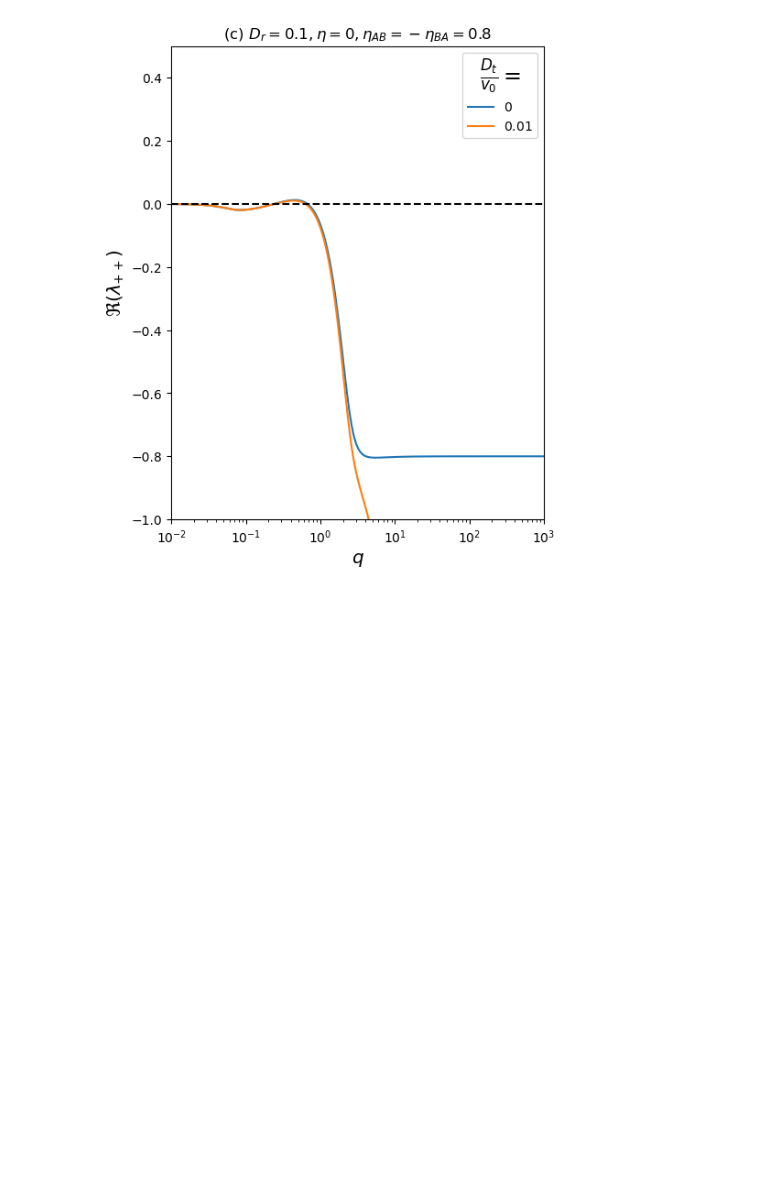
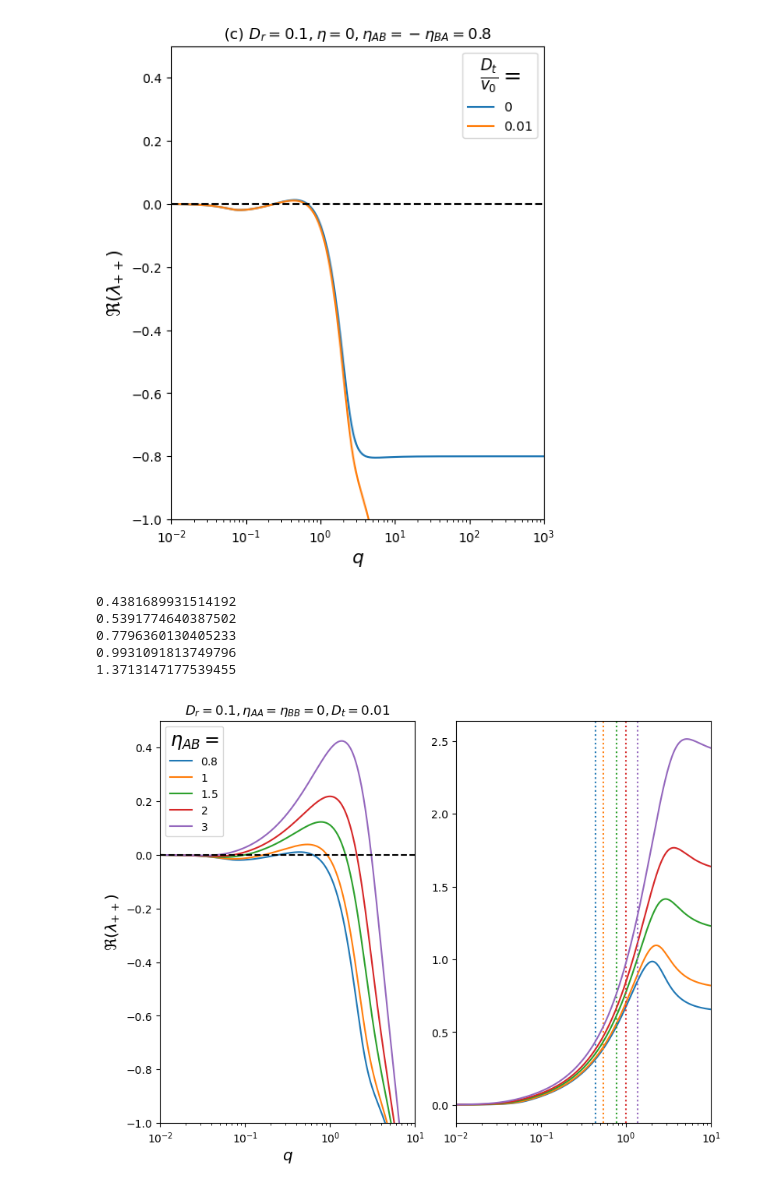
Before and after one commit to skyline-nju/PDE, a Jupyter notebook: Linear_instability/rho_p_eq.ipynb, the cells around one changed output. Saved outputs shown, nothing was run; the diff lists cells and outputs as text; code cells hidden in the pictures; blank space fills up the shorter version.

```diff
--- a/Linear_instability/rho_p_eq.ipynb
+++ b/Linear_instability/rho_p_eq.ipynb
@@ -376,3 +376,51 @@ def plot_lambda_w_Dt():
 plot_lambda_w_Dt()
 # %% [output]
 [figure]
+# %%
+def plot_lambda_varied_eta_AB():
+    q = np.logspace(-2, 3, 1000)
+
+    eta = 0
+    Dr = 0.1
+    eta_AB = 0.8
+    eta_BA = - eta_AB
+    Dt = 0.01
+
+    fig, (ax1, ax2) = plt.subplots(1, 2, figsize=(8, 6), constrained_layout=True)
+
+
+    for eta_AB in [0.8, 1, 1.5, 2, 3]:
+        eta_BA = -eta_AB
+        y0 = cal_lambda_pp(eta, eta_AB, eta_BA, Dr, q)
+        y = y0.real - Dt * q**2
+        line, = ax1.plot(q, y, label=r"$%g$" % eta_AB)
+        ax2.axvline(q[np.argmax(y)], linestyle=":", color=line.get_c())
+        print(q[np.argmax(y)])
+        ax2.plot(q, y0.imag, label=r"$%g$" % eta_AB)
+
+    ax1.axhline(0, linestyle="dashed", c="k")
+    ax1.set_title("$D_r=%g,\eta_{AA}=\eta_{BB}=%g, D_t=%g$" % (Dr, eta, Dt), fontsize="large")
+
+    # ax.axvline(np.pi * 2, linestyle="dotted", c="tab:red")
+    ax1.set_xscale("log")
+    ax2.set_xscale("log")
+
+    ax1.set_xlim(q[0], 10)
+    ax2.set_xlim(q[0], 10)
+
+    ax1.set_ylim(-1, 0.5)
+    ax1.set_xlabel(r"$q$", fontsize="x-large")
+    ax1.set_ylabel(r"$\Re(\lambda_{++})$", fontsize="x-large")
+    ax1.legend(title=r"$\eta_{AB}=$", title_fontsize="xx-large")
+    plt.show()
+    # plt.savefig("Re_lambda_Dt.pdf")
+    plt.close()
+
+plot_lambda_varied_eta_AB()
+# %% [output]
+0.4381689931514192
+0.5391774640387502
+0.7796360130405233
+0.9931091813749796
+1.3713147177539455
+[figure, added]
```
Also changed, not shown: 1 other file.
